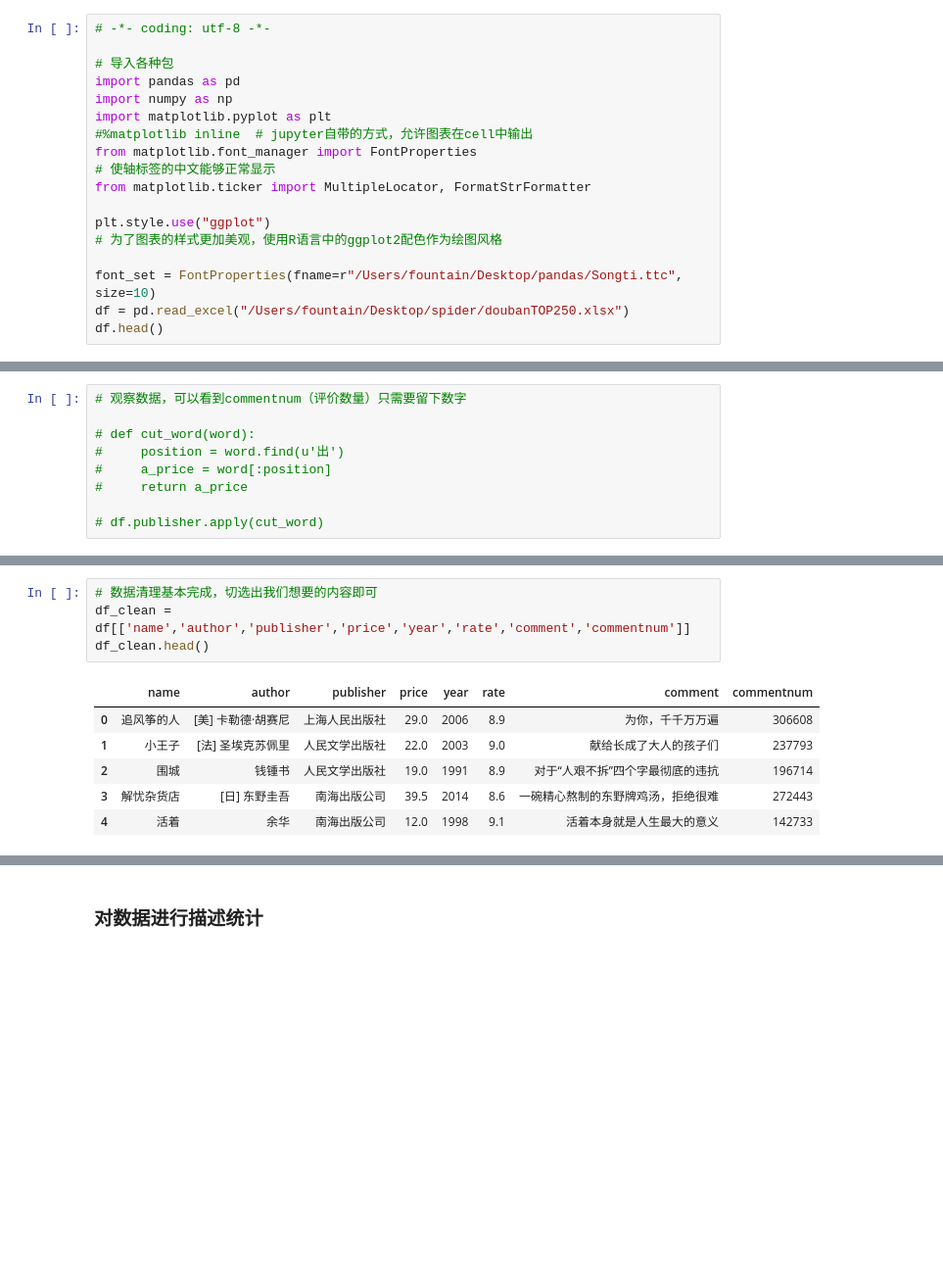
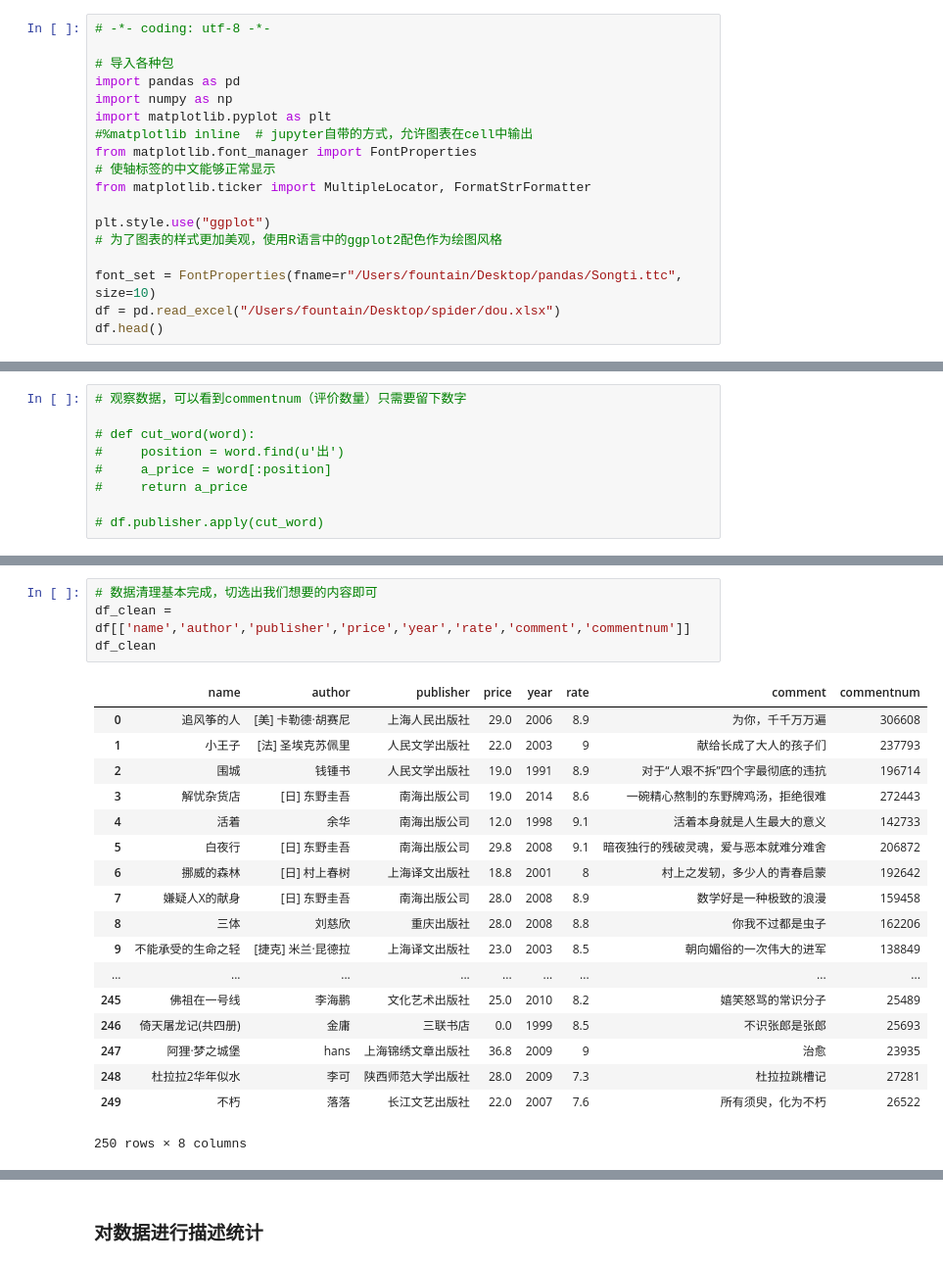
Before and after one commit to Hefountain/Analysis-Project, a Jupyter notebook: 豆瓣图书TOP250.ipynb, the cells around one changed output, grey strips where cells are left out. Shown: that part at 98% size. Drawn from its saved outputs; the diff is of its cells as text; blank space fills up the shorter version.

```diff
--- a/豆瓣图书TOP250.ipynb
+++ b/豆瓣图书TOP250.ipynb
@@ -16,7 +16,7 @@ plt.style.use("ggplot")
 # 为了图表的样式更加美观，使用R语言中的ggplot2配色作为绘图风格
 
 font_set = FontProperties(fname=r"/Users/fountain/Desktop/pandas/Songti.ttc", size=10)
-df = pd.read_excel("/Users/fountain/Desktop/spider/doubanTOP250.xlsx")
+df = pd.read_excel("/Users/fountain/Desktop/spider/dou.xlsx")
 df.head()
 # %% [output]
 |  | name | url | author | publisher | date | price | rate | commentnum | comment |
@@ -75,11 +73,23 @@ df
 # %%
 # 数据清理基本完成，切选出我们想要的内容即可
 df_clean = df[['name','author','publisher','price','year','rate','comment','commentnum']]
-df_clean.head()
+df_clean
 # %% [output]
 |  | name | author | publisher | price | year | rate | comment | commentnum |
 | 0 | 追风筝的人 | [美] 卡勒德·胡赛尼 | 上海人民出版社 | 29.0 | 2006 | 8.9 | 为你，千千万万遍 | 306608 |
-| 1 | 小王子 | [法] 圣埃克苏佩里 | 人民文学出版社 | 22.0 | 2003 | 9.0 | 献给长成了大人的孩子们 | 237793 |
+| 1 | 小王子 | [法] 圣埃克苏佩里 | 人民文学出版社 | 22.0 | 2003 | 9 | 献给长成了大人的孩子们 | 237793 |
 | 2 | 围城 | 钱锺书 | 人民文学出版社 | 19.0 | 1991 | 8.9 | 对于“人艰不拆”四个字最彻底的违抗 | 196714 |
-| 3 | 解忧杂货店 | [日] 东野圭吾 | 南海出版公司 | 39.5 | 2014 | 8.6 | 一碗精心熬制的东野牌鸡汤，拒绝很难 | 272443 |
+| 3 | 解忧杂货店 | [日] 东野圭吾 | 南海出版公司 | 19.0 | 2014 | 8.6 | 一碗精心熬制的东野牌鸡汤，拒绝很难 | 272443 |
 | 4 | 活着 | 余华 | 南海出版公司 | 12.0 | 1998 | 9.1 | 活着本身就是人生最大的意义 | 142733 |
+| 5 | 白夜行 | [日] 东野圭吾 | 南海出版公司 | 29.8 | 2008 | 9.1 | 暗夜独行的残破灵魂，爱与恶本就难分难舍 | 206872 |
+| 6 | 挪威的森林 | [日] 村上春树 | 上海译文出版社 | 18.8 | 2001 | 8 | 村上之发轫，多少人的青春启蒙 | 192642 |
+| 7 | 嫌疑人X的献身 | [日] 东野圭吾 | 南海出版公司 | 28.0 | 2008 | 8.9 | 数学好是一种极致的浪漫 | 159458 |
+| 8 | 三体 | 刘慈欣 | 重庆出版社 | 28.0 | 2008 | 8.8 | 你我不过都是虫子 | 162206 |
+| 9 | 不能承受的生命之轻 | [捷克] 米兰·昆德拉 | 上海译文出版社 | 23.0 | 2003 | 8.5 | 朝向媚俗的一次伟大的进军 | 138849 |
+| ... | ... | ... | ... | ... | ... | ... | ... | ... |
+| 245 | 佛祖在一号线 | 李海鹏 | 文化艺术出版社 | 25.0 | 2010 | 8.2 | 嬉笑怒骂的常识分子 | 25489 |
+| 246 | 倚天屠龙记(共四册) | 金庸 | 三联书店 | 0.0 | 1999 | 8.5 | 不识张郎是张郎 | 25693 |
+| 247 | 阿狸·梦之城堡 | hans | 上海锦绣文章出版社 | 36.8 | 2009 | 9 | 治愈 | 23935 |
+| 248 | 杜拉拉2华年似水 | 李可 | 陕西师范大学出版社 | 28.0 | 2009 | 7.3 | 杜拉拉跳槽记 | 27281 |
+| 249 | 不朽 | 落落 | 长江文艺出版社 | 22.0 | 2007 | 7.6 | 所有须臾，化为不朽 | 26522 |
+250 rows × 8 columns
```
Also changed, not shown: parts of 16 cells of this notebook.
